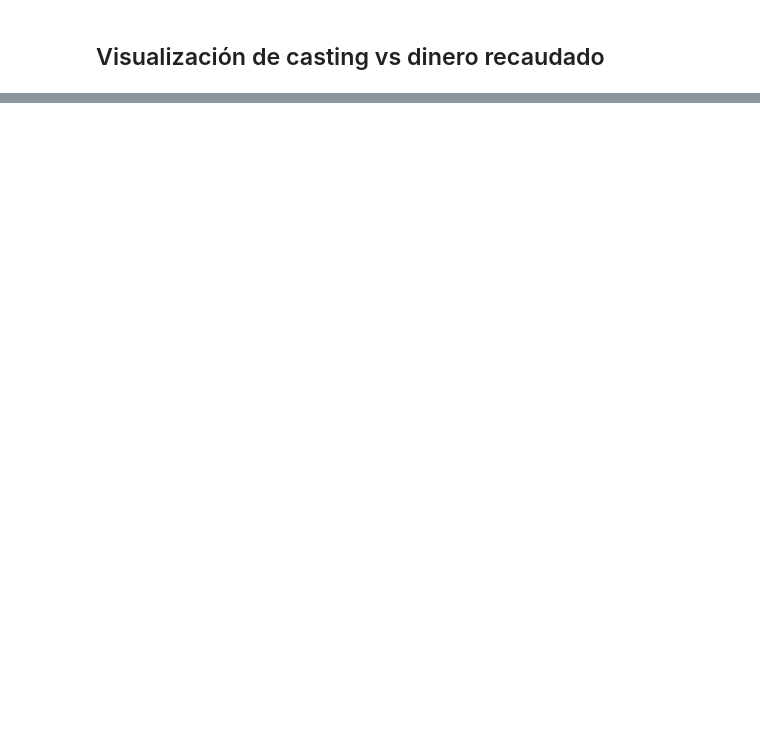
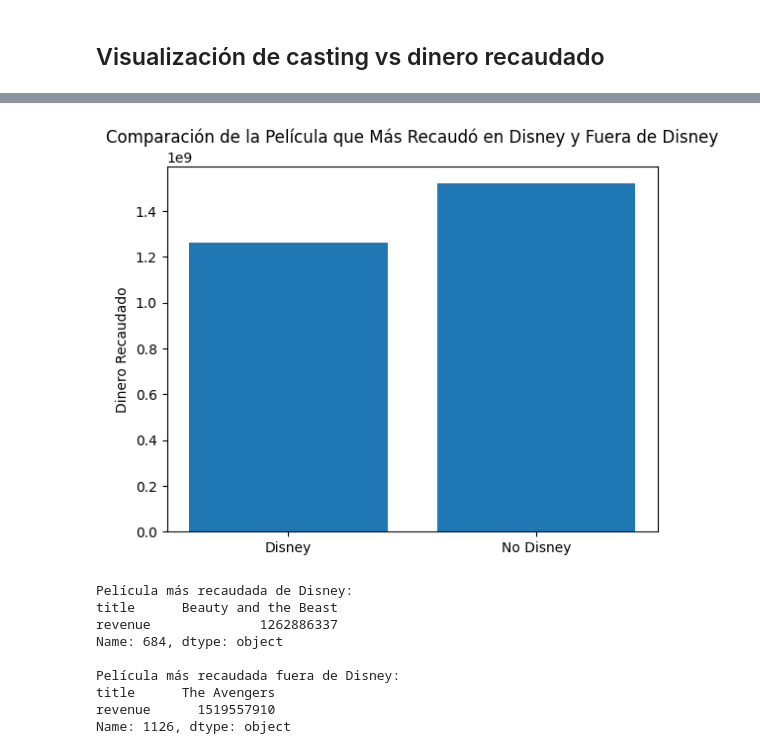
Before and after one commit to Apolo4427/-inteligencia_artificial, a Jupyter notebook: 01_exploracion_de_datos.ipynb, the cells around one changed output, grey strips where cells are left out. Cells and saved outputs as stored; diff of their text form; code cells hidden in the pictures; blank space fills up the shorter version.

```diff
--- a/01_exploracion_de_datos.ipynb
+++ b/01_exploracion_de_datos.ipynb
@@ -240,0 +325,32 @@ plt.show()
+# %%
+# Obtener la película de Disney que más recaudó
+pelicula_mas_recaudada_disney = peliculas_disney.loc[peliculas_disney['revenue'].idxmax()]
+
+# Obtener la película fuera de Disney que más recaudó
+pelicula_mas_recaudada_no_disney = peliculas_no_disney.loc[peliculas_no_disney['revenue'].idxmax()]
+
+# Comparar el dinero recaudado por ambas películas en un gráfico
+fig, ax = plt.subplots()
+ax.bar(['Disney', 'No Disney'], [pelicula_mas_recaudada_disney['revenue'], pelicula_mas_recaudada_no_disney['revenue']])
+ax.set_ylabel('Dinero Recaudado')
+ax.set_title('Comparación de la Película que Más Recaudó en Disney y Fuera de Disney')
+
+plt.show()
+
+# Información sobre las películas
+print("Película más recaudada de Disney:")
+print(pelicula_mas_recaudada_disney[['title', 'revenue']])
+
+print("\nPelícula más recaudada fuera de Disney:")
+print(pelicula_mas_recaudada_no_disney[['title', 'revenue']])
+# %% [output]
+[figure, added]
+Película más recaudada de Disney:
+title      Beauty and the Beast
+revenue              1262886337
+Name: 684, dtype: object
+
+Película más recaudada fuera de Disney:
+title      The Avengers
+revenue      1519557910
+Name: 1126, dtype: object
```
Also changed, not shown: parts of 13 cells of this notebook.
